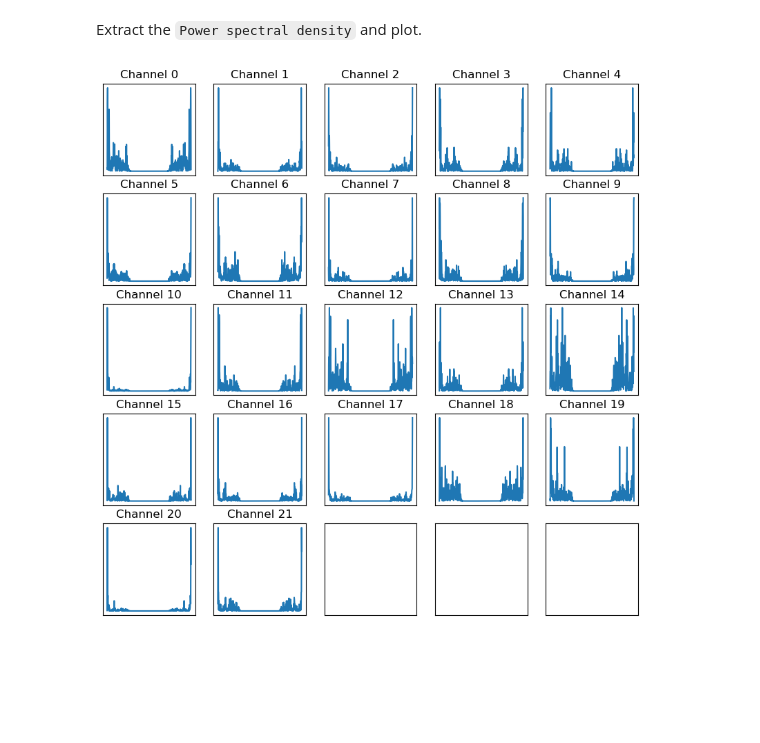
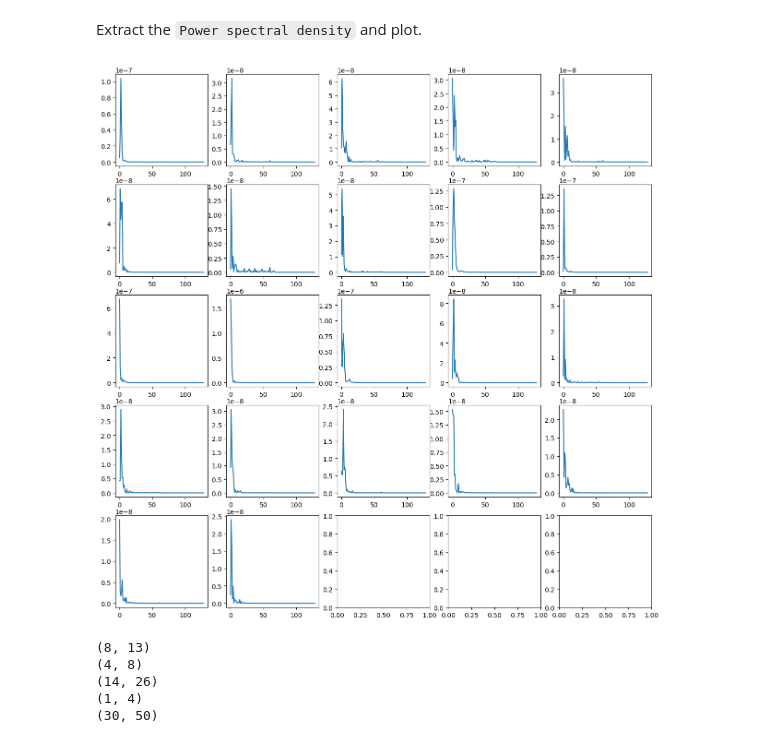
Before and after one commit to FrexG/EEG-Seizure-Detection, a Jupyter notebook: notebooks/4.0-pre-processing-feature-extraction.ipynb, the cells around one changed output. Saved outputs shown, nothing was run; the diff lists cells and outputs as text; code cells hidden in the pictures; blank space fills up the shorter version.

```diff
--- a/notebooks/4.0-pre-processing-feature-extraction.ipynb
+++ b/notebooks/4.0-pre-processing-feature-extraction.ipynb
@@ -18,0 +17,4 @@ loader = XGBLoader(test_annot_list[123],window_size=2)
+# %%
+i = 17
+print(test_annot_list[i]["s_freq"])
+loader = XGBLoader(test_annot_list[i],window_size=1)
@@ -20,7 +24,7 @@ loader = XGBLoader(test_annot_list[123],window_size=2)
 x = None
 y = None
 for x_,y_ in loader:
-  if torch.any(y_):
+  if np.any(y_):
     x,y = x_,y_
     break
 
@@ -31,8 +38,9 @@ tensor([0., 0., 0., 0., 0., 0., 0., 0., 1., 1., 0., 0., 0., 0., 1., 1., 1., 0.,
 # %%
+#subplot_kw={'yticks':[]}
 def plot_channels(x):
-  fig, axs = plt.subplots(5,5,figsize=(10,10),subplot_kw={'xticks':[],'yticks':[]})
+  fig, axs = plt.subplots(5,5,figsize=(15,15))
   for i in range(22):
-    axs[i // 5][i % 5].set_title(f"Channel {i}")
+    #axs[i // 5][i % 5].set_title(f"Channel {i}")
     sns.lineplot(x[i],ax=axs[i // 5][i % 5])
   plt.show()
 # %% [markdown]
@@ -50,0 +54,5 @@ plot_channels(x_fft.real)
+# %%
+x_fft = np.abs(np.fft.rfft(x, axis=-1))
+#x_fft = x_fft[...,10:50]
+#x_fft = torch.log10(x_fft)
+plot_channels(x_fft)
@@ -52,10 +62,10 @@ plot_channels(x_fft.real)
 Extract the `Power spectral density` and plot.
 # %%
 # Compute the power specturm of the signal
-power_spectrum = torch.abs(x_fft)**2
+power_spectrum = x_fft**2
 # Normalize the power spectrum by the number of samples in the signal
 power_spectrum /= power_spectrum.shape[-1]
 
 plot_channels(power_spectrum)
 # %% [output]
-[figure, old version]
+[figure, new version]
@@ -61,0 +82,22 @@ plot_channels(power_spectrum)
+# %%
+freq_range = {
+            "alpha": (8, 13),
+            "theta": (4, 8),
+            "beta": (14, 26),
+            "delta": (1, 4),
+            "gamma": (30, 50),
+        }
+features = []
+
+for name,freq_range in freq_range.items():
+  print(freq_range)
+  psd = psd_compute(x_fft[...,freq_range[0]:freq_range[1]])
+          # sum the power values
+  psd = psd.sum(axis=-1)
+  features.append(psd)
+# %% [output]
+(8, 13)
+(4, 8)
+(14, 26)
+(1, 4)
+(30, 50)
```
Also changed, not shown: parts of 16 cells of this notebook, 1 other file.
